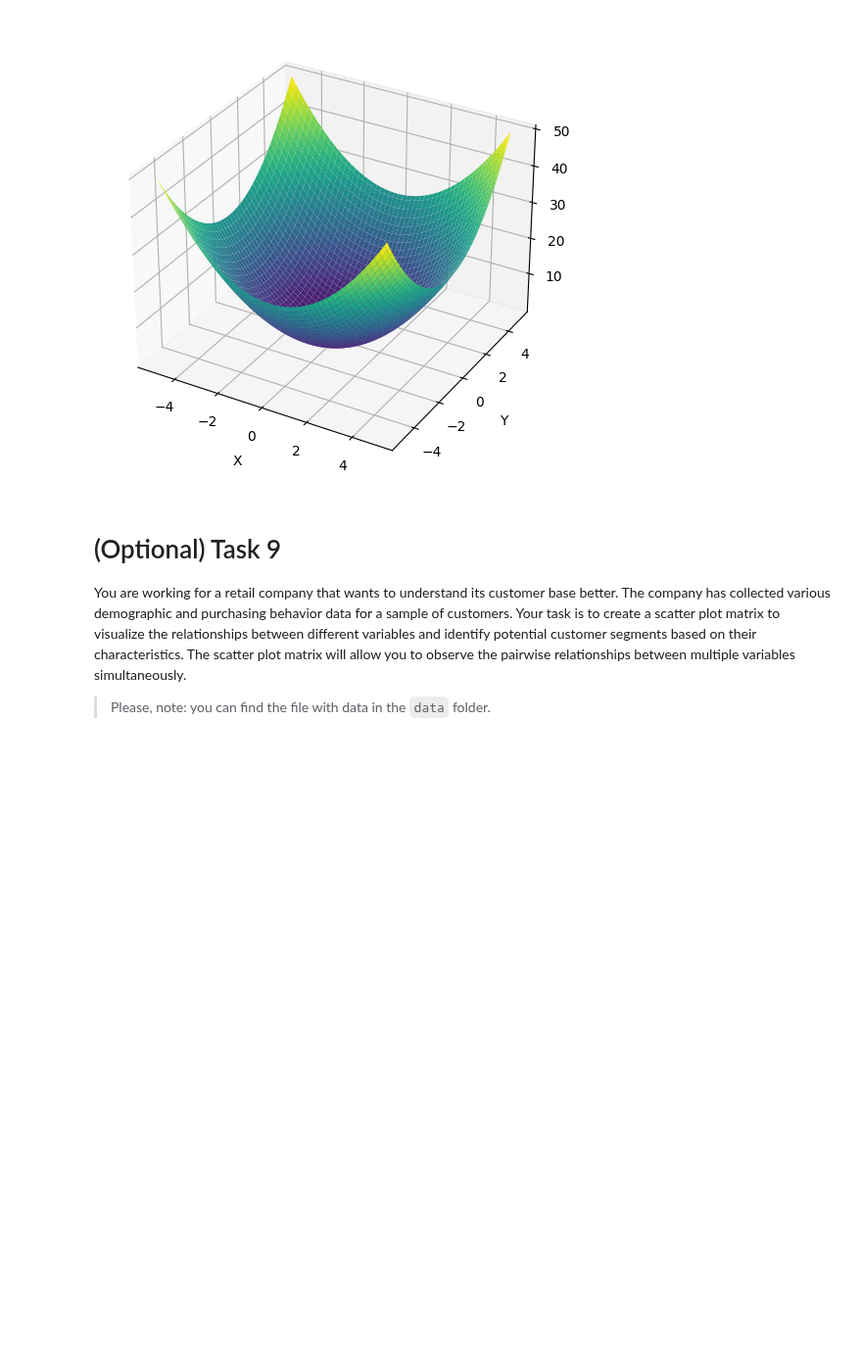
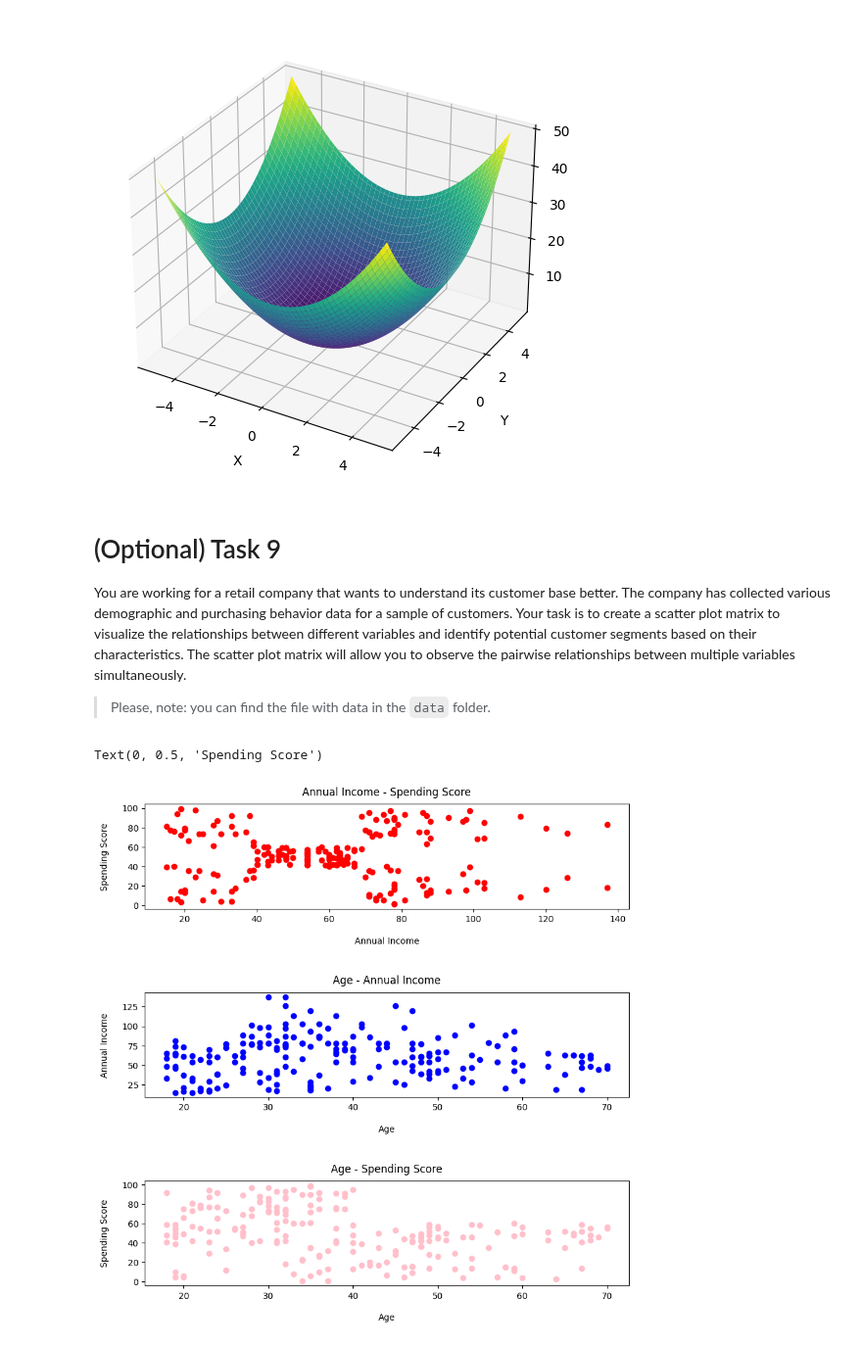
Before and after one commit to mate-academy/py-matplotlib, a Jupyter notebook: app/matplotlib.ipynb, the cells around one changed output. Shown at 98% size. Cells and saved outputs as stored; diff of their text form; code cells hidden in the pictures; blank space fills up the shorter version.

```diff
--- a/app/matplotlib.ipynb
+++ b/app/matplotlib.ipynb
@@ -241,0 +240,23 @@ You are working for a retail company that wants to understand its customer base
+# %%
+customer_data = pd.read_csv("C:\\Users\\Igor\\PycharmProjects\\python advanced\\py-matplotlib\\data\\customer_data.csv")
+fig, ax = plt.subplots(3, 1, figsize=(10, 10))
+fig.subplots_adjust(hspace=0.8)
+
+ax[0].scatter(customer_data["Annual Income"], customer_data["Spending Score"], color="red")
+ax[1].scatter(customer_data["Age"], customer_data["Annual Income"], color="blue")
+ax[2].scatter(customer_data["Age"], customer_data["Spending Score"], color="pink")
+
+ax[0].set_title("Annual Income - Spending Score", pad=10)
+ax[0].set_xlabel("Annual Income", labelpad=15)
+ax[0].set_ylabel("Spending Score", labelpad=15)
+
+ax[1].set_title("Age - Annual Income", pad=10)
+ax[1].set_xlabel("Age", labelpad=15)
+ax[1].set_ylabel("Annual Income", labelpad=15)
+
+ax[2].set_title("Age - Spending Score", pad=10)
+ax[2].set_xlabel("Age", labelpad=15)
+ax[2].set_ylabel("Spending Score", labelpad=15)
+# %% [output]
+Text(0, 0.5, 'Spending Score')
+[figure, added]
```
Also changed, not shown: parts of 1 cell of this notebook.
